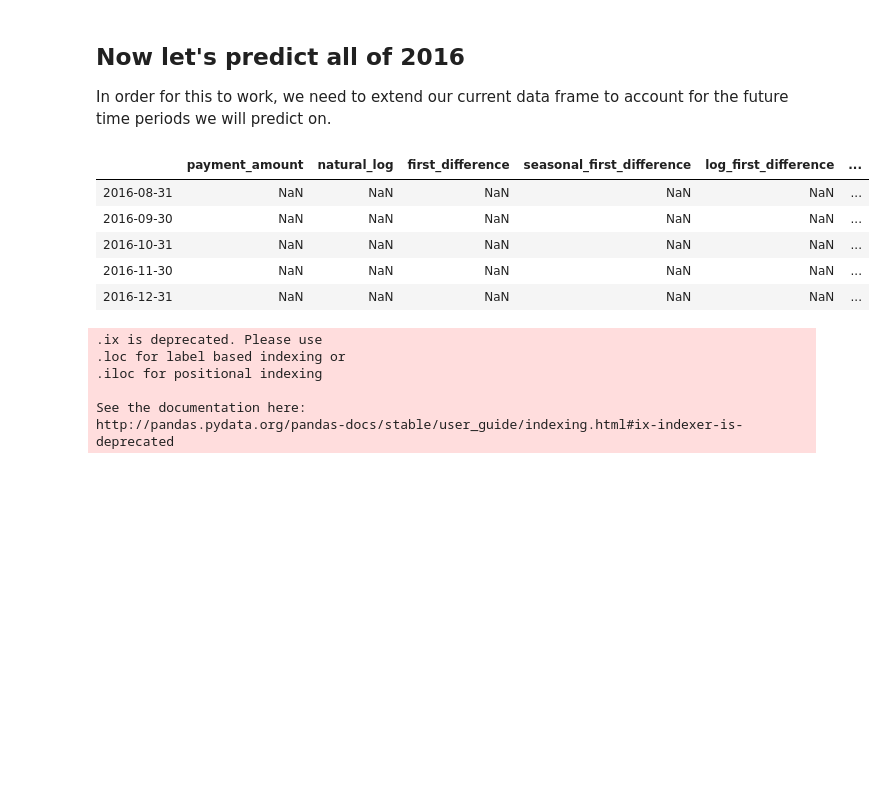
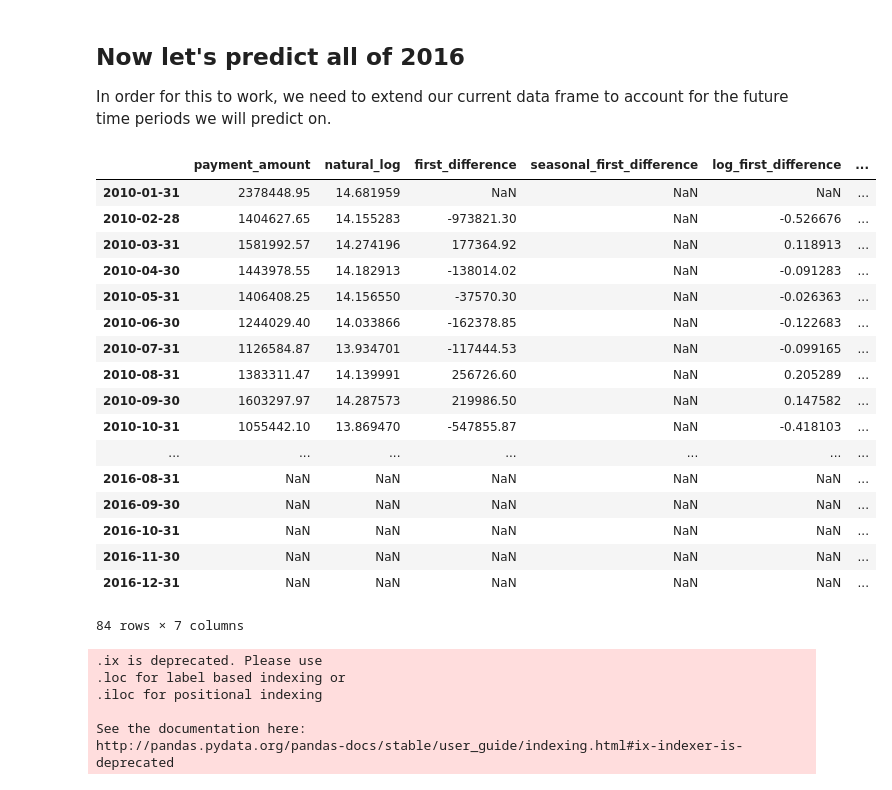
Before and after one commit to bbjornstad-flatiron/chicago-ds-080519, a Jupyter notebook: Module_4/week_2/day_9_time_series_part_2/TimeSeriesAnalysis.ipynb, the cells around one changed output. Drawn from its saved outputs; the diff is of its cells as text; code cells hidden in the pictures; blank space fills up the shorter version.

```diff
--- a/Module_4/week_2/day_9_time_series_part_2/TimeSeriesAnalysis.ipynb
+++ b/Module_4/week_2/day_9_time_series_part_2/TimeSeriesAnalysis.ipynb
@@ -491,14 +491,26 @@ date_list = [start + relativedelta(months=x) for x in range(0,12)]
 future = pd.DataFrame(index=date_list, columns= monthly_sales.columns)
 monthly_sales = pd.concat([monthly_sales, future])
 # %%
-monthly_sales.tail()
+monthly_sales
 # %% [output]
 |  | payment_amount | natural_log | first_difference | seasonal_first_difference | log_first_difference | ... |
+| 2010-01-31 | 2378448.95 | 14.681959 | NaN | NaN | NaN | ... |
+| 2010-02-28 | 1404627.65 | 14.155283 | -973821.30 | NaN | -0.526676 | ... |
+| 2010-03-31 | 1581992.57 | 14.274196 | 177364.92 | NaN | 0.118913 | ... |
+| 2010-04-30 | 1443978.55 | 14.182913 | -138014.02 | NaN | -0.091283 | ... |
+| 2010-05-31 | 1406408.25 | 14.156550 | -37570.30 | NaN | -0.026363 | ... |
+| 2010-06-30 | 1244029.40 | 14.033866 | -162378.85 | NaN | -0.122683 | ... |
+| 2010-07-31 | 1126584.87 | 13.934701 | -117444.53 | NaN | -0.099165 | ... |
+| 2010-08-31 | 1383311.47 | 14.139991 | 256726.60 | NaN | 0.205289 | ... |
+| 2010-09-30 | 1603297.97 | 14.287573 | 219986.50 | NaN | 0.147582 | ... |
+| 2010-10-31 | 1055442.10 | 13.869470 | -547855.87 | NaN | -0.418103 | ... |
+| ... | ... | ... | ... | ... | ... | ... |
 | 2016-08-31 | NaN | NaN | NaN | NaN | NaN | ... |
 | 2016-09-30 | NaN | NaN | NaN | NaN | NaN | ... |
 | 2016-10-31 | NaN | NaN | NaN | NaN | NaN | ... |
 | 2016-11-30 | NaN | NaN | NaN | NaN | NaN | ... |
 | 2016-12-31 | NaN | NaN | NaN | NaN | NaN | ... |
+84 rows × 7 columns
 # %%
 monthly_sales['forecast'] = res.predict(start = 72, end = 84, dynamic= True)
 monthly_sales[['payment_amount', 'forecast']].ix[-72:].plot(figsize=(12, 8))
```
Also changed, not shown: parts of 1 cell of this notebook.
